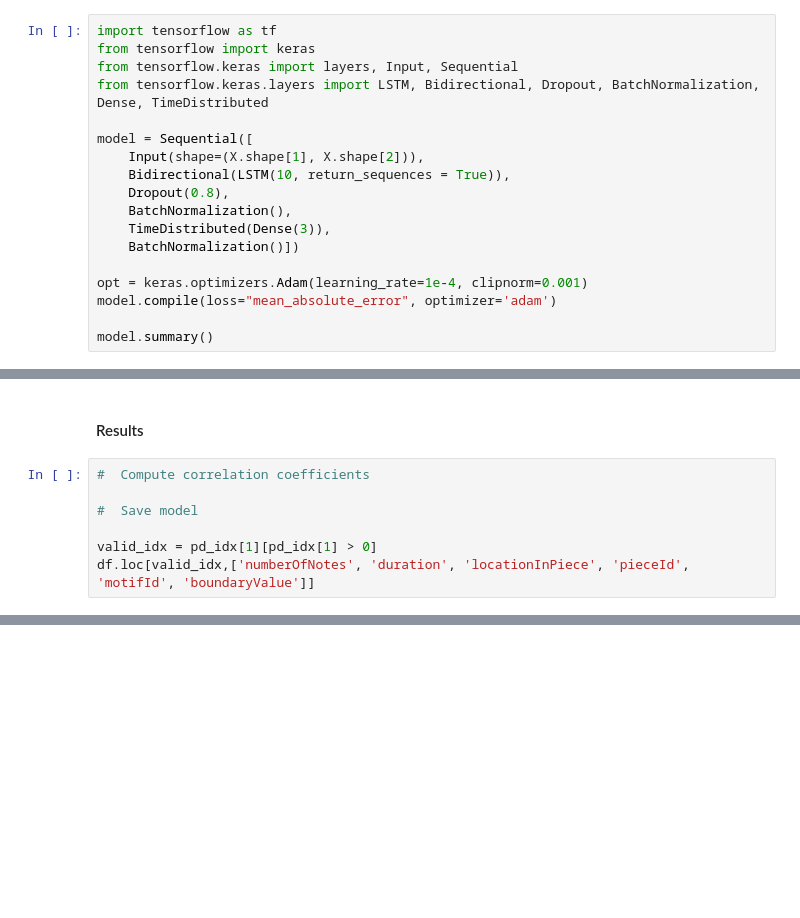
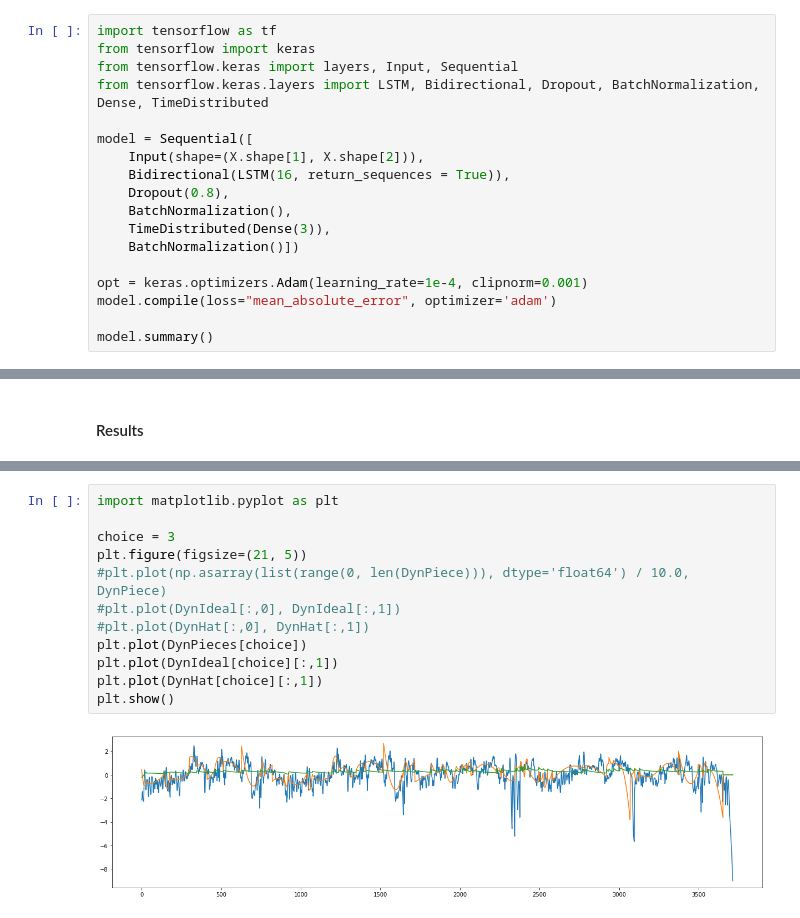
Before and after one commit to fabiozeh/deep-expression, a Jupyter notebook: PhraseDynamicsLSTM.ipynb, the cells around one changed output, grey strips where cells are left out. Saved outputs shown, nothing was run; the diff lists cells and outputs as text; blank space fills up the shorter version.

Commit message:
Included metrics calculation and plot.

```diff
--- a/PhraseDynamicsLSTM.ipynb
+++ b/PhraseDynamicsLSTM.ipynb
@@ -119,7 +119,7 @@ from tensorflow.keras.layers import LSTM, Bidirectional, Dropout, BatchNormaliza
 
 model = Sequential([
     Input(shape=(X.shape[1], X.shape[2])),
-    Bidirectional(LSTM(10, return_sequences = True)),
+    Bidirectional(LSTM(16, return_sequences = True)),
     Dropout(0.8),
     BatchNormalization(),
     TimeDistributed(Dense(3)),
@@ -154,10 +154,3 @@ _________________________________________________________________
 model.fit(X[10:,:,:], Y[10:,:,:], epochs=300, validation_split=0.1)
 # %% [markdown]
 #### Results
-# %%
-#  Compute correlation coefficients
-
-#  Save model
-
-valid_idx = pd_idx[1][pd_idx[1] > 0]
-df.loc[valid_idx,['numberOfNotes', 'duration', 'locationInPiece', 'pieceId', 'motifId', 'boundaryValue']]
@@ -261,0 +209,14 @@ plt.show()
+# %%
+import matplotlib.pyplot as plt
+
+choice = 3
+plt.figure(figsize=(21, 5))
+#plt.plot(np.asarray(list(range(0, len(DynPiece))), dtype='float64') / 10.0, DynPiece)
+#plt.plot(DynIdeal[:,0], DynIdeal[:,1])
+#plt.plot(DynHat[:,0], DynHat[:,1])
+plt.plot(DynPieces[choice])
+plt.plot(DynIdeal[choice][:,1])
+plt.plot(DynHat[choice][:,1])
+plt.show()
+# %% [output]
+[figure, added]
```
Also changed, not shown: parts of 5 cells of this notebook.
